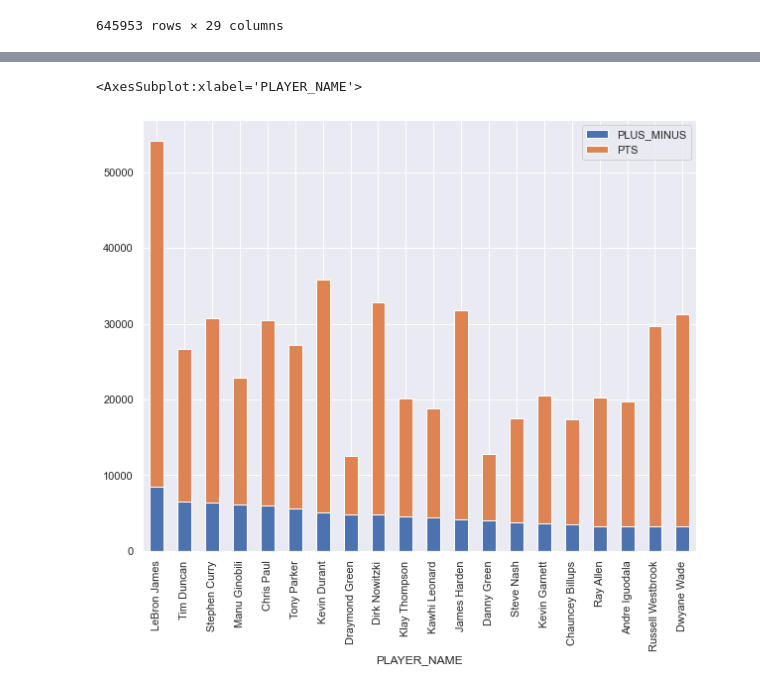
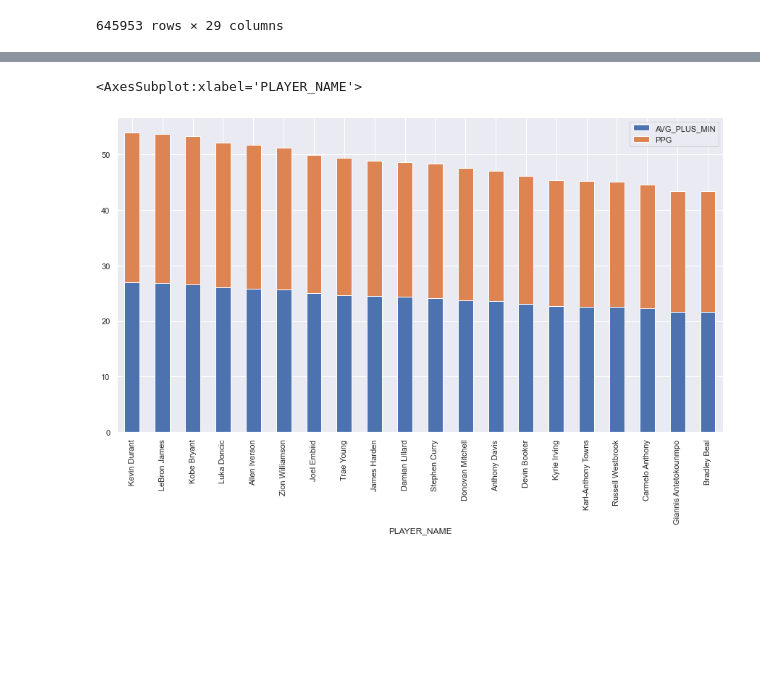
Before and after one commit to Minh-Thien-Bui/Datamine-Project, a Jupyter notebook: Basketball.ipynb, the cells around one changed output, grey strips where cells are left out. Cells and saved outputs as stored; diff of their text form; code cells hidden in the pictures; blank space fills up the shorter version.

Commit message:
Added Player Averages

```diff
--- a/Basketball.ipynb
+++ b/Basketball.ipynb
@@ -34,7 +34,7 @@ clean_league = NBA.drop(
 
 clean_league.insert(loc = 7, column = 'PLUS_MINUS', value = NBA['PLUS_MINUS'])
 clean_league.insert(loc = 8, column = 'PTS', value = NBA['PTS'])
-clean_league = clean_league.fillna(0)
+#clean_league = clean_league.fillna(0)
 # %%
 clean_league
 # %% [output]
@@ -84,4 +84,12 @@ teams[['PLUS_MINUS', 'PTS']].plot(kind='bar',  stacked=True, figsize=(10, 8))
 # %%
 players = clean_league.groupby(['PLAYER_NAME'])
+games_played = players['MIN'].count()
+
 players = players.sum()
-players = players.sort_values(by = ['PLUS_MINUS'], ascending = False)
+players.insert(loc = 0, column = 'GAMES_PLAYED', value = games_played)
+
+PointsPerGame = players['PTS'] / players['GAMES_PLAYED']
+AvgPlusMin = players['PLUS_MINUS'] / players['GAMES_PLAYED']
+
+players.insert(loc = 2, column = 'AVG_PLUS_MIN', value = PointsPerGame)
+players.insert(loc = 4, column = 'PPG', value = PointsPerGame)
@@ -109,0 +143,3 @@ top20
+# %%
+PlusMinAvg = players.sort_values(by = ['AVG_PLUS_MIN'], ascending = False)
+top20Avg = PlusMinAvg.iloc[:20]
@@ -110,8 +168,8 @@ top20
 # %%
-top20[['PLUS_MINUS', 'PTS']].plot(kind='bar',  stacked=True, figsize=(10, 8))
+top20Avg[['AVG_PLUS_MIN', 'PPG']].plot(kind='bar',  stacked=True, figsize=(15, 8))
 # %% [output]
 <AxesSubplot:xlabel='PLAYER_NAME'>
-[figure, old version]
+[figure, new version]
 # %%
 corr_matrix = clean_league.corr()
 corr_matrix.sort_values(by = 'PLUS_MINUS', ascending = False)
```
Also changed, not shown: parts of 9 cells of this notebook.
